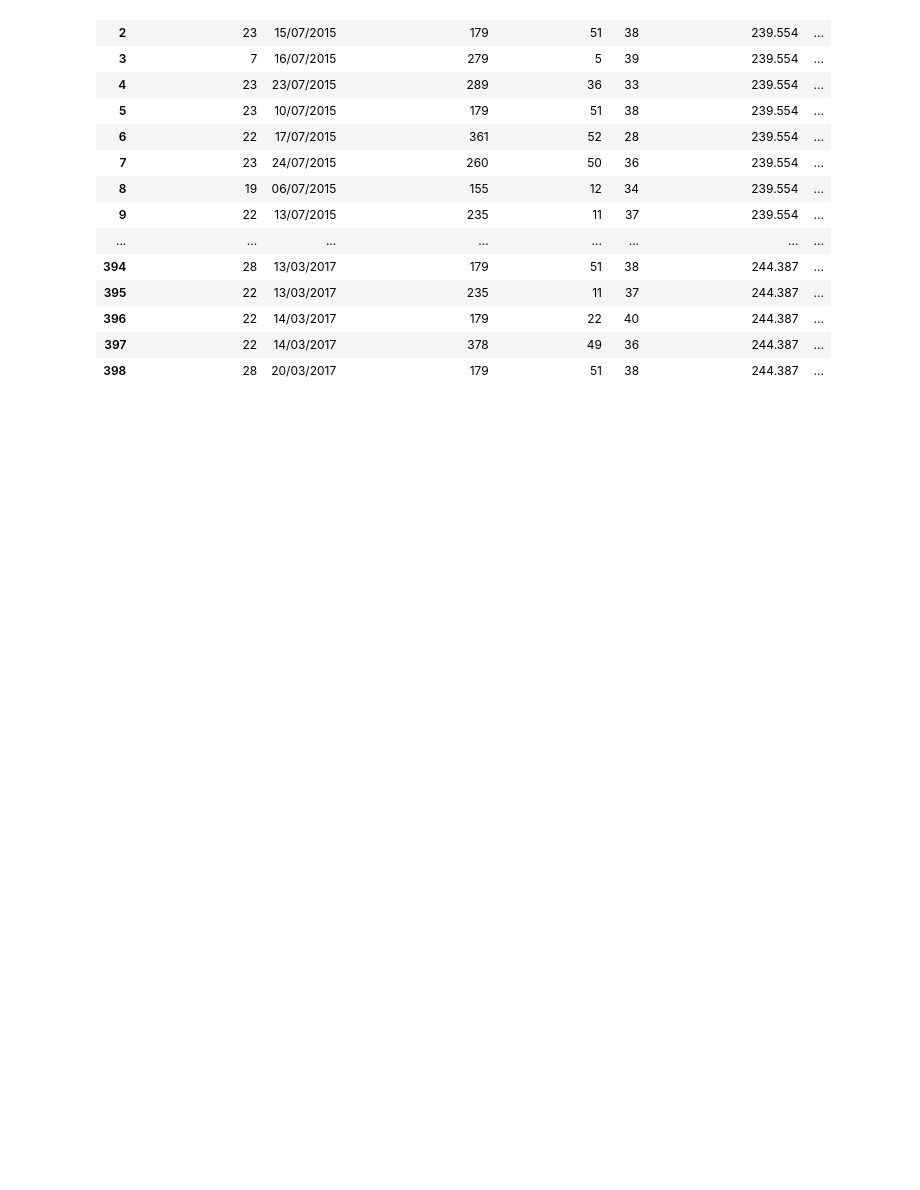
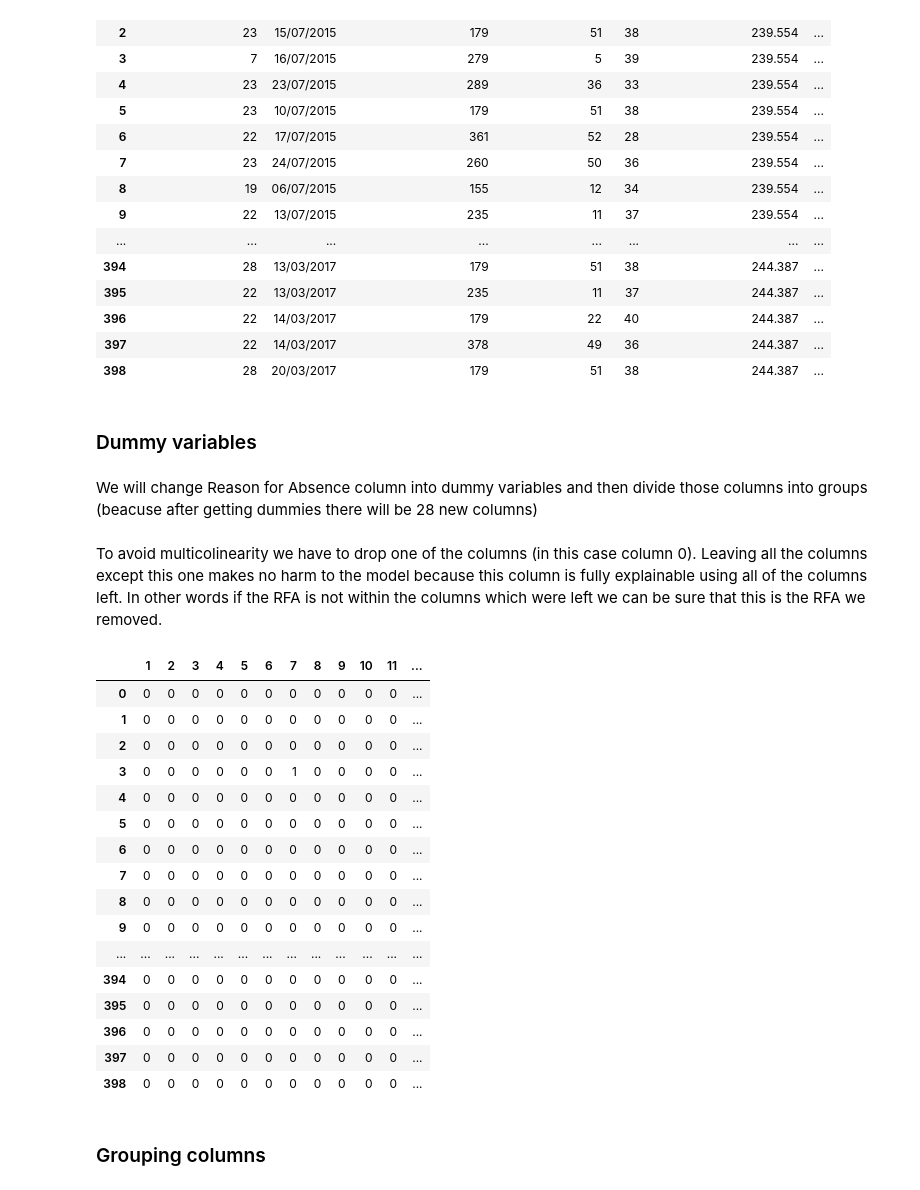
Before and after one commit to tomasz-urban/Jupyter, a Jupyter notebook: DS_bootcamp/logistic_regression/absenteeism_project.ipynb, the cells around one changed output. Drawn from its saved outputs; the diff is of its cells as text; code cells hidden in the pictures; blank space fills up the shorter version.

Commit message:
Reason for absence - getting dummy variables, grouping columns

```diff
--- a/DS_bootcamp/logistic_regression/absenteeism_project.ipynb
+++ b/DS_bootcamp/logistic_regression/absenteeism_project.ipynb
@@ -154,3 +154,33 @@ df
 | 396 | 22 | 14/03/2017 | 179 | 22 | 40 | 244.387 | ... |
 | 397 | 22 | 14/03/2017 | 378 | 49 | 36 | 244.387 | ... |
 | 398 | 28 | 20/03/2017 | 179 | 51 | 38 | 244.387 | ... |
+# %% [markdown]
+### Dummy variables
+# %% [markdown]
+We will change Reason for Absence column into dummy variables and then divide those columns into groups (beacuse after getting dummies there will be 28 new columns)
+# %% [markdown]
+To avoid multicolinearity we have to drop one of the columns (in this case column 0). Leaving all the columns except this one makes no harm to the model because this column is fully explainable using all of the columns left. In other words if the RFA is not within the columns which were left we can be sure that this is the RFA we removed.
+# %%
+rfa_columns = pd.get_dummies(df['Reason for Absence'], drop_first = True)
+# %%
+rfa_columns
+# %% [output]
+|  | 1 | 2 | 3 | 4 | 5 | 6 | 7 | 8 | 9 | 10 | 11 | ... |
+| 0 | 0 | 0 | 0 | 0 | 0 | 0 | 0 | 0 | 0 | 0 | 0 | ... |
+| 1 | 0 | 0 | 0 | 0 | 0 | 0 | 0 | 0 | 0 | 0 | 0 | ... |
+| 2 | 0 | 0 | 0 | 0 | 0 | 0 | 0 | 0 | 0 | 0 | 0 | ... |
+| 3 | 0 | 0 | 0 | 0 | 0 | 0 | 1 | 0 | 0 | 0 | 0 | ... |
+| 4 | 0 | 0 | 0 | 0 | 0 | 0 | 0 | 0 | 0 | 0 | 0 | ... |
+| 5 | 0 | 0 | 0 | 0 | 0 | 0 | 0 | 0 | 0 | 0 | 0 | ... |
+| 6 | 0 | 0 | 0 | 0 | 0 | 0 | 0 | 0 | 0 | 0 | 0 | ... |
+| 7 | 0 | 0 | 0 | 0 | 0 | 0 | 0 | 0 | 0 | 0 | 0 | ... |
+| 8 | 0 | 0 | 0 | 0 | 0 | 0 | 0 | 0 | 0 | 0 | 0 | ... |
+| 9 | 0 | 0 | 0 | 0 | 0 | 0 | 0 | 0 | 0 | 0 | 0 | ... |
+| ... | ... | ... | ... | ... | ... | ... | ... | ... | ... | ... | ... | ... |
+| 394 | 0 | 0 | 0 | 0 | 0 | 0 | 0 | 0 | 0 | 0 | 0 | ... |
+| 395 | 0 | 0 | 0 | 0 | 0 | 0 | 0 | 0 | 0 | 0 | 0 | ... |
+| 396 | 0 | 0 | 0 | 0 | 0 | 0 | 0 | 0 | 0 | 0 | 0 | ... |
+| 397 | 0 | 0 | 0 | 0 | 0 | 0 | 0 | 0 | 0 | 0 | 0 | ... |
+| 398 | 0 | 0 | 0 | 0 | 0 | 0 | 0 | 0 | 0 | 0 | 0 | ... |
+# %% [markdown]
+### Grouping columns
```
Also changed, not shown: parts of 12 cells of this notebook.
